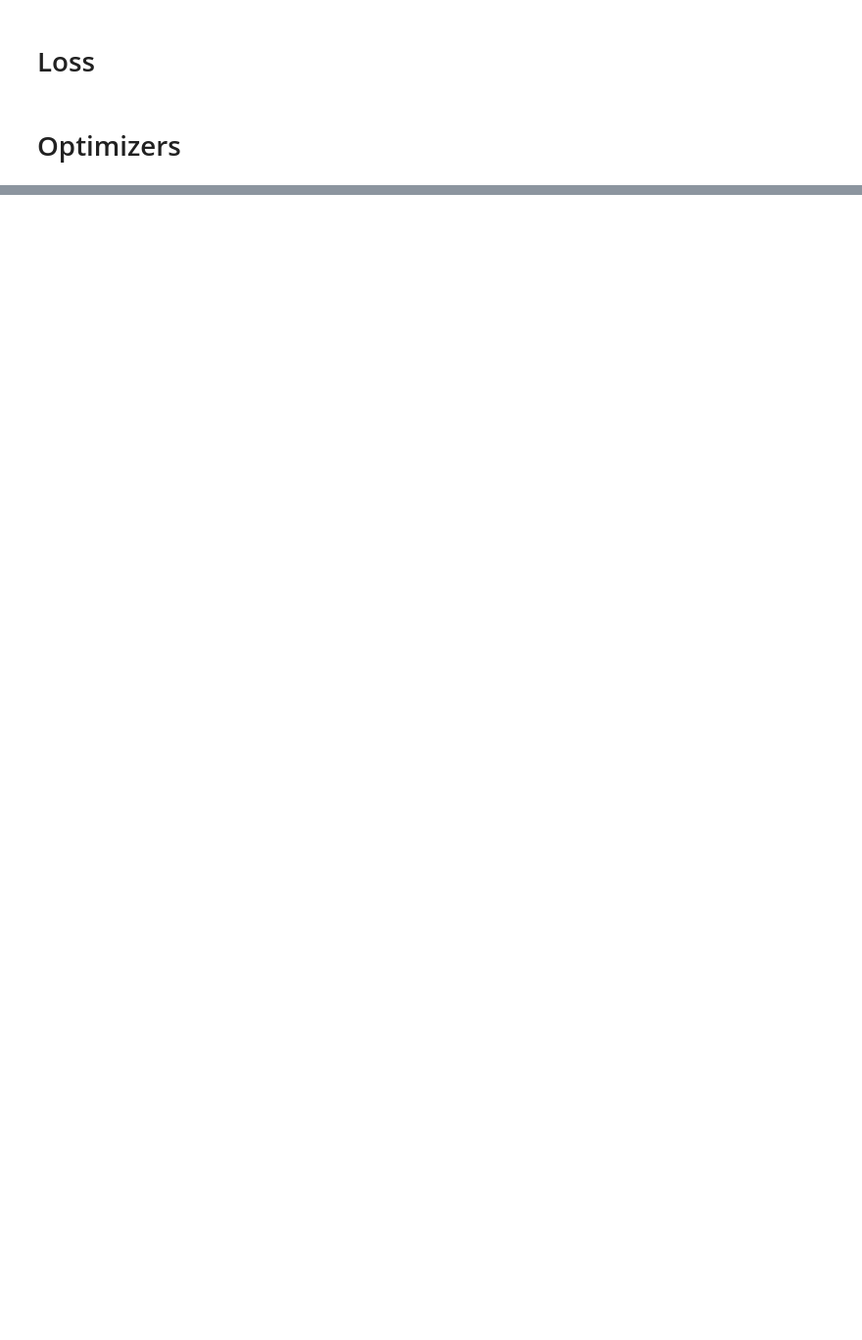
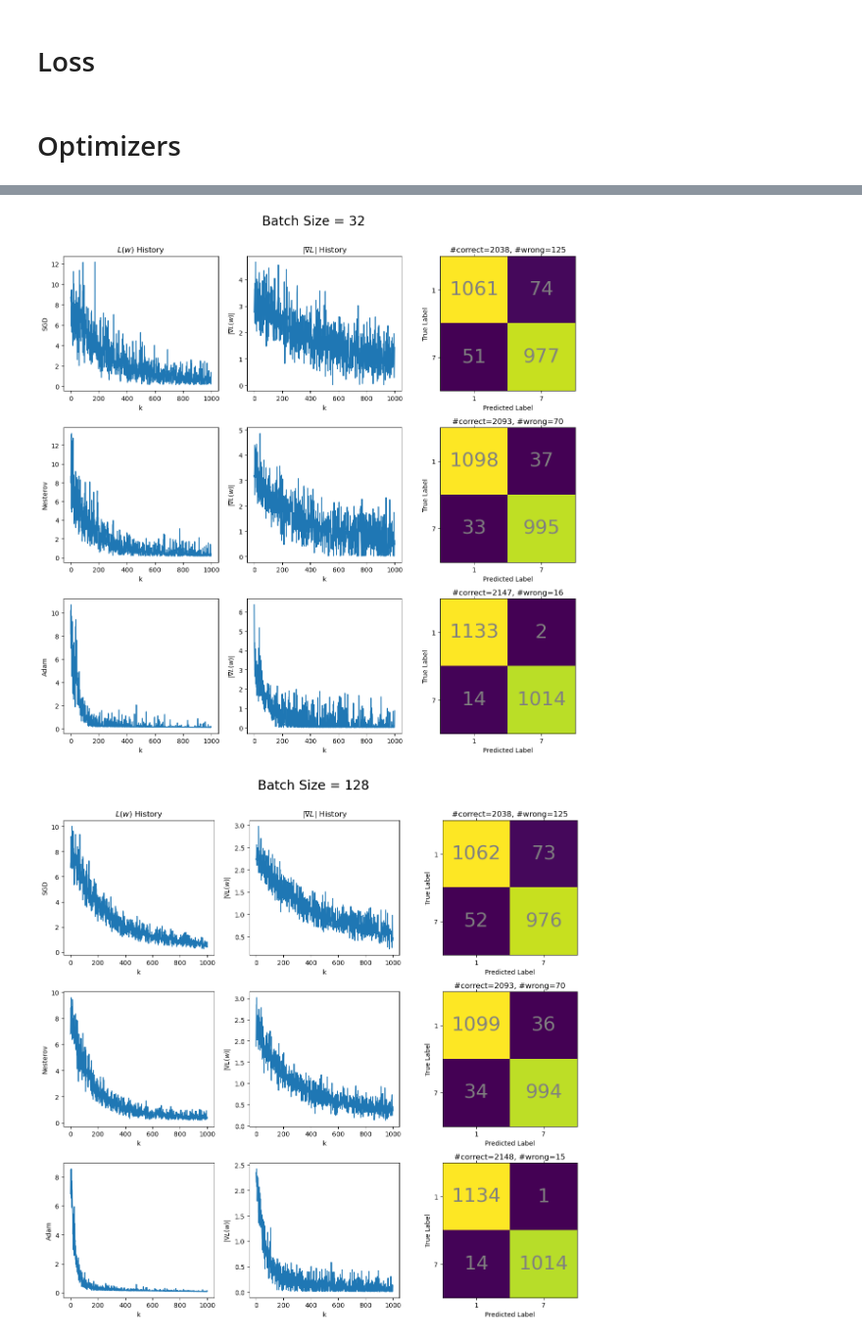
Before and after one commit to qchen0815/AMSC808N-Project-1-Qiuyi, a Jupyter notebook: problem1.ipynb, the cells around one changed output, grey strips where cells are left out. Shown at 98% size. Cells and saved outputs as stored; diff of their text form; code cells hidden in the pictures; blank space fills up the shorter version.

Commit message:
add train

```diff
--- a/problem1.ipynb
+++ b/problem1.ipynb
@@ -43,4 +76,0 @@ class QuadraticModel:
-# %%
-q = QuadraticModel(10)
-x = np.random.rand(30, 10)
-q(x)
@@ -167,0 +195,37 @@ class Adam(_Optimizer):
+# %%
+def accuracy(model, X, y, class_idx):
+    '''return total accuracy and accuracies for each class'''
+    pred = model.q(X, y)
+    return np.sum(pred > 0), np.sum(pred[:class_idx] > 0), np.sum(pred[class_idx:] > 0)
+# %%
+from copy import deepcopy
+from tqdm import tqdm
+
+d = 20
+
+train_X, train_y, test_X, test_y = build_PCA_dataset(d, train_img_1, train_img_7, test_img_1, test_img_7)
+model_ = QuadraticModel(d)
+
+alpha = 1e-2
+epochs = 1000 #10000
+
+optimizers = (SGD, Nesterov, Adam)#, Nesterov, Adam)
+batch_sizes = [32, 128] # [1, 4, 8, 16, 32, 64]
+
+batch_list = []
+for batch in batch_sizes:
+    opt_list = []
+    for optimizer in optimizers:
+        model = deepcopy(model_)
+        opt = optimizer(model, alpha, silent=False)
+        loss = Loss(train_X, train_y, batch, lam=1e-3)
+
+        f_list = np.empty(epochs)
+        g_list = np.empty(epochs)
+
+        for i in tqdm(range(epochs), desc='Training with {} and batch = {}'.format(opt, batch)):
+            f, g = opt(loss)
+            f_list[i] = f
+            g_list[i] = np.linalg.norm(g)
+        opt_list.append([model, f_list, g_list, accuracy(model, train_X, train_y, len(train_img_1)), accuracy(model, test_X, test_y, len(test_img_1))])
+    batch_list.append(opt_list)
@@ -167,0 +292,6 @@ class Adam(_Optimizer):
+# %%
+for blist, bsz in zip(batch_list, batch_sizes):
+    plot_gd(blist, 'Batch Size = {}\n'.format(bsz))
+# %% [output]
+[figure, added]
+[figure, added]
```
Also changed, not shown: parts of 9 cells of this notebook.
